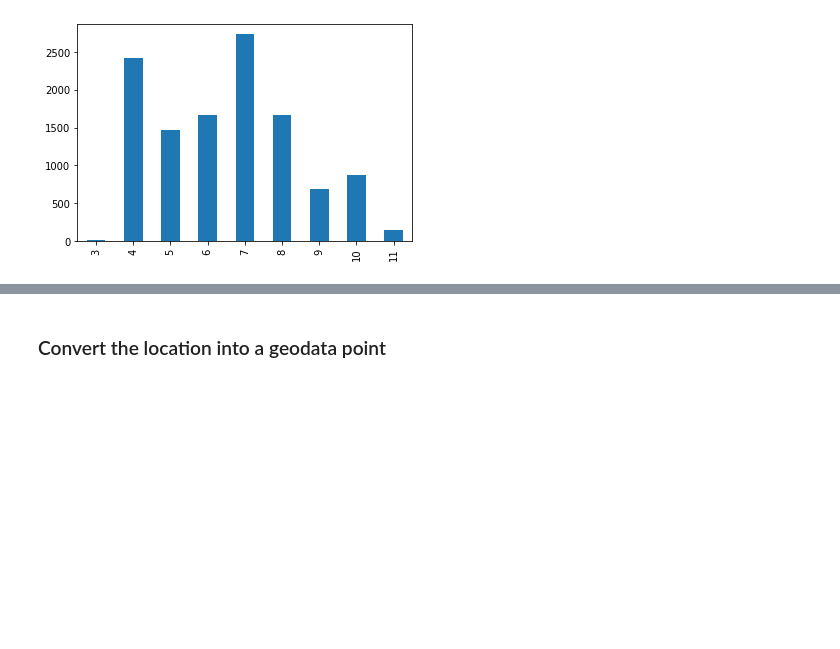
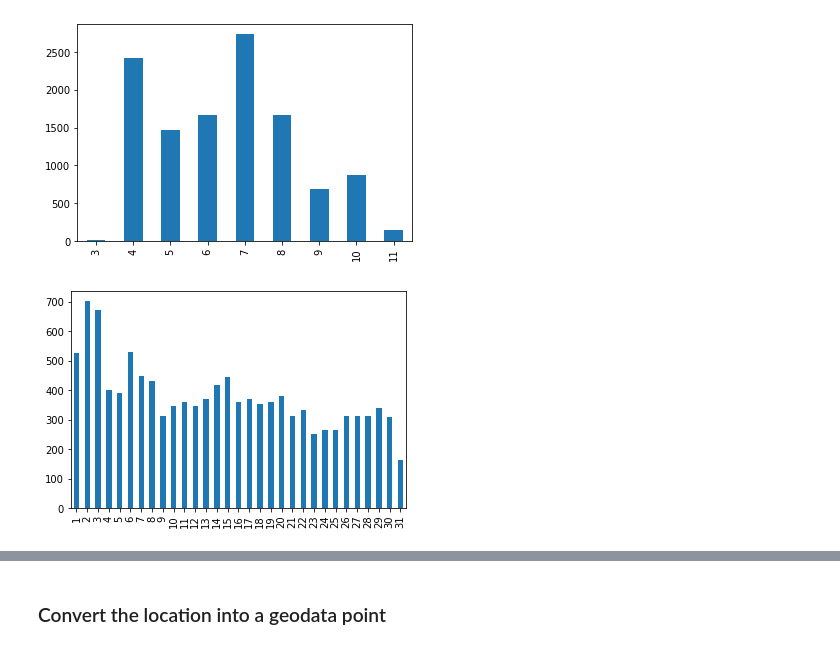
Before and after one commit to nss-data-science-cohort-4/dq4-covid-nashville-dq4_atk, a Jupyter notebook: notebooks/part1_alg.ipynb, the cells around one changed output, grey strips where cells are left out. Drawn from its saved outputs; the diff is of its cells as text; code cells hidden in the pictures; blank space fills up the shorter version.

```diff
--- a/notebooks/part1_alg.ipynb
+++ b/notebooks/part1_alg.ipynb
@@ -128,3 +116,7 @@ covid19['day_opened'].hist(bins = 50);
 covid19['month_opened'].value_counts().sort_index().plot(kind="bar");
 # %% [output]
 [figure]
+# %%
+covid19['day_opened'].value_counts().sort_index().plot(kind="bar");
+# %% [output]
+[figure, added]
```
Also changed, not shown: parts of 30 cells of this notebook.
